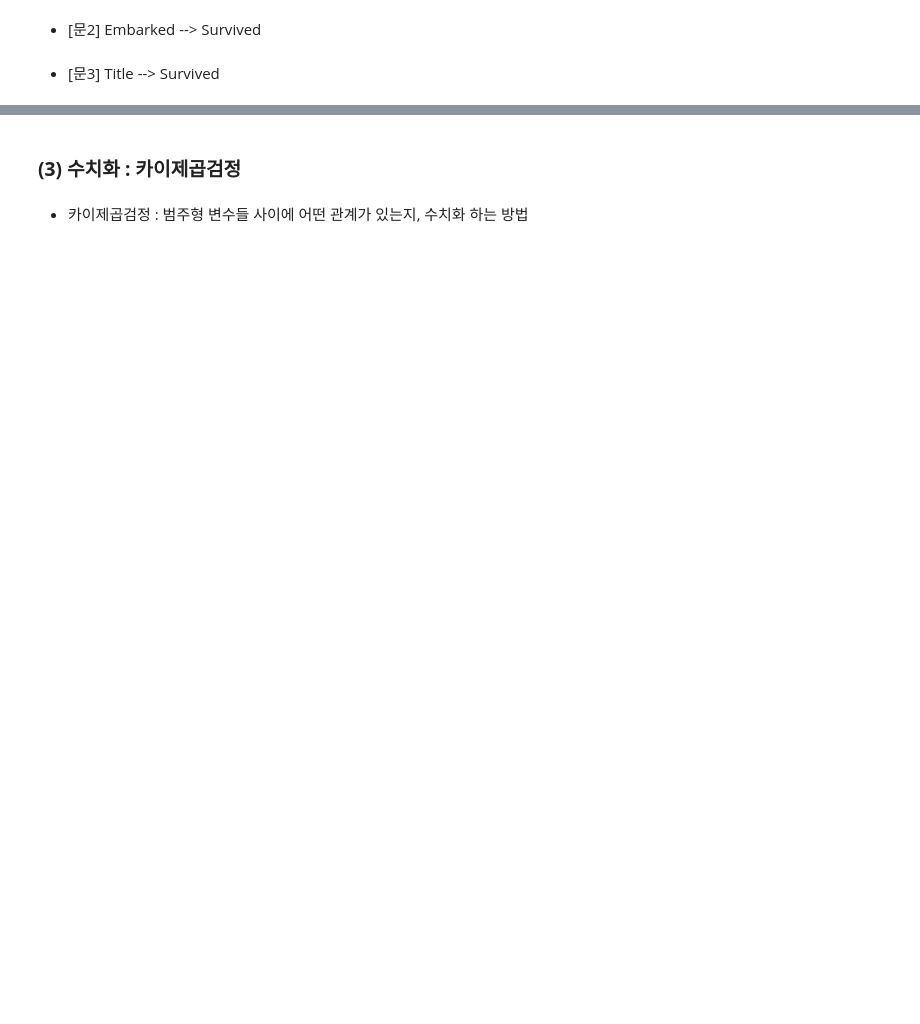
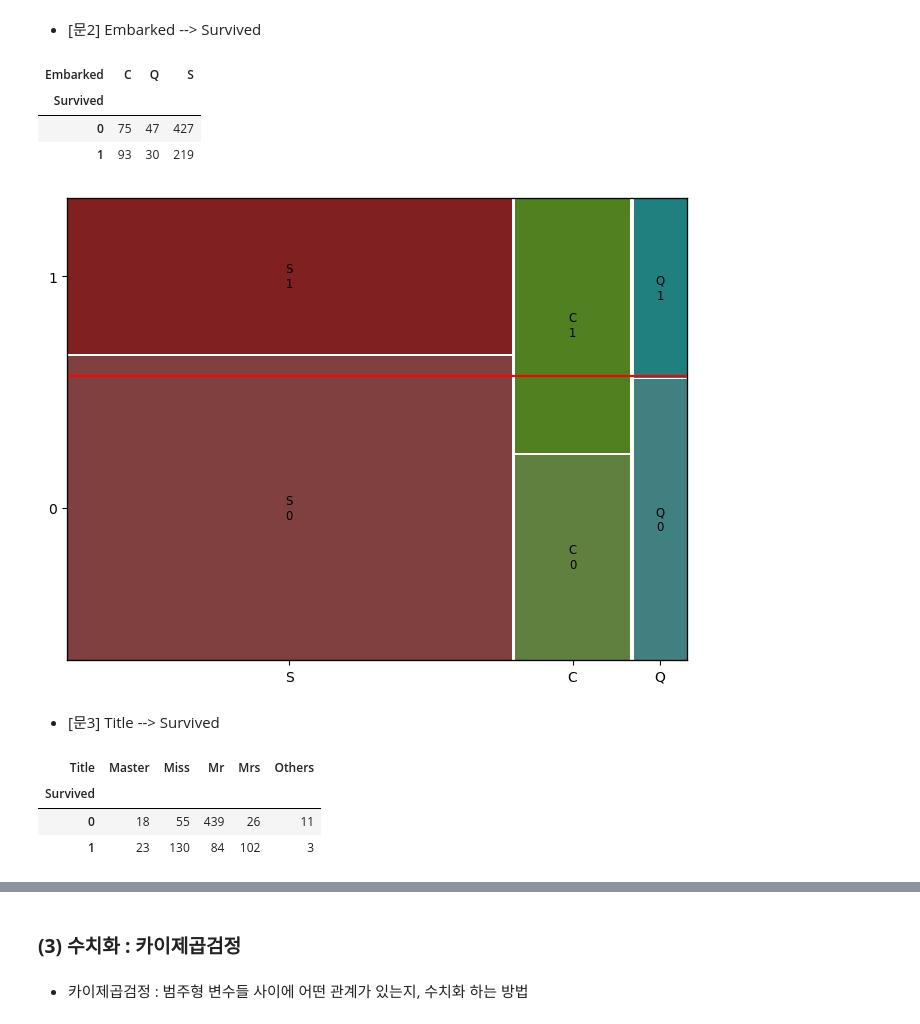
Before and after one commit to yongmin21/kt_aivle, a Jupyter notebook: 2024.09.12 데이터 분석 및 의미 찾기 2/chapter 05. 이변량분석 - 범주 vs 범주.ipynb, the cells around one changed output, grey strips where cells are left out. Drawn from its saved outputs; the diff is of its cells as text; code cells hidden in the pictures; blank space fills up the shorter version.

```diff
--- a/2024.09.12 데이터 분석 및 의미 찾기 2/chapter 05. 이변량분석 - 범주 vs 범주.ipynb
+++ b/2024.09.12 데이터 분석 및 의미 찾기 2/chapter 05. 이변량분석 - 범주 vs 범주.ipynb
@@ -118,4 +148,25 @@ titanic.head()
 # %% [markdown]
 * [문2] Embarked --> Survived
+# %%
+pd.crosstab(titanic['Survived'], titanic['Embarked'])
+# %% [output]
+| Embarked | C | Q | S |
+| Survived |  |  |  |
+| 0 | 75 | 47 | 427 |
+| 1 | 93 | 30 | 219 |
+# %%
+plt.rcParams["figure.figsize"]=(8, 6)
+mosaic(titanic, ['Embarked','Survived'])
+plt.axhline(1- titanic['Survived'].mean(), color = 'r')
+plt.show()
+# %% [output]
+[figure, added]
 # %% [markdown]
 * [문3] Title --> Survived
+# %%
+pd.crosstab(titanic['Survived'], titanic['Title'])
+# %% [output]
+| Title | Master | Miss | Mr | Mrs | Others |
+| Survived |  |  |  |  |  |
+| 0 | 18 | 55 | 439 | 26 | 11 |
+| 1 | 23 | 130 | 84 | 102 | 3 |
```
Also changed, not shown: parts of 12 cells of this notebook, 6 other files.
